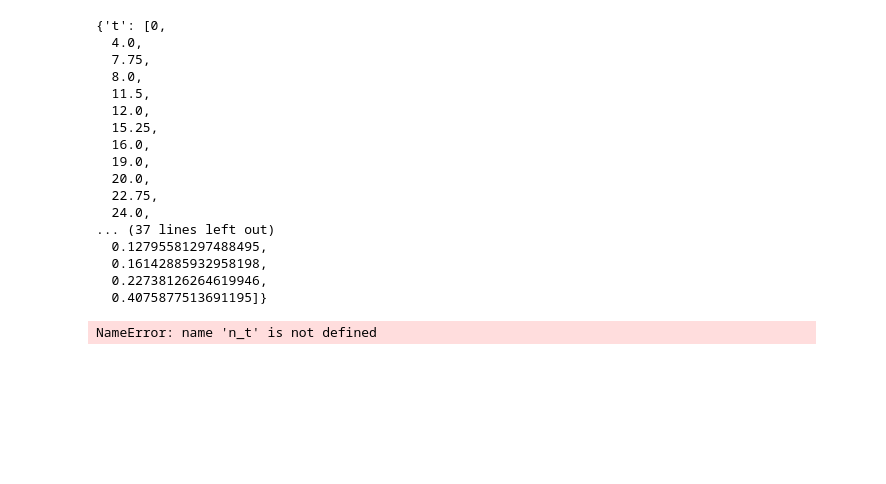
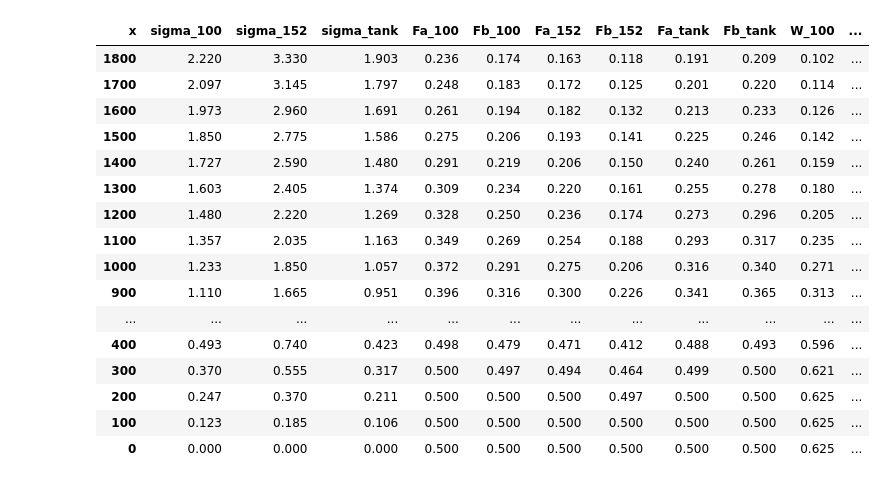
Before and after one commit to LaArkadiy/Sistemotechnika, a Jupyter notebook: DZ.ipynb, the cells around one changed output. Cells and saved outputs as stored; diff of their text form; code cells hidden in the pictures; blank space fills up the shorter version.

```diff
--- a/DZ.ipynb
+++ b/DZ.ipynb
@@ -192,2 +131,44 @@ df_W
+# %%
+# Таблица W(P)
+x_df=np.linspace(x0,1e-9, round(x0/100) + 1) # Массив значений расстояний
+
+df = pd.DataFrame({
+    'sigma_100': [sau100.sigma(x) for x in x_df],
+    'sigma_152': [sau152.sigma(x) for x in x_df],
+    'sigma_tank': [tank.sigma(x) for x in x_df],
+    'Fa_100': [sau100.F_x(tank.a / 2 / sau100.sigma(x)) for x in x_df],
+    'Fb_100': [sau100.F_x(tank.b / 2 / sau100.sigma(x)) for x in x_df],
+    'Fa_152': [sau152.F_x(tank.a / 2 / sau152.sigma(x)) for x in x_df],
+    'Fb_152': [sau152.F_x(tank.b / 2 / sau152.sigma(x)) for x in x_df],
+    'Fa_tank': [tank.F_x(sau100.a / 2 / tank.sigma(x)) for x in x_df],
+    'Fb_tank': [tank.F_x(sau100.b / 2 / tank.sigma(x)) for x in x_df],
+    'W_100': [sau100.W(tank.a, tank.b, x) for x in x_df],
+    'W_152': [sau152.W(tank.a, tank.b, x) for x in x_df],
+    'W_tank': [tank.W(sau100.a, sau100.b, x) for x in x_df]
+}, index = x_df)
+df.columns.name = 'x'
+df.index = df.index.astype('int')
+for key, mod in zip(df.keys(),['{:,.3f}']*12):
+    df[key] = df[key].map(mod.format)
+
+display(df)
+# %% [output]
+| x | sigma_100 | sigma_152 | sigma_tank | Fa_100 | Fb_100 | Fa_152 | Fb_152 | Fa_tank | Fb_tank | W_100 | ... |
+| 1800 | 2.220 | 3.330 | 1.903 | 0.236 | 0.174 | 0.163 | 0.118 | 0.191 | 0.209 | 0.102 | ... |
+| 1700 | 2.097 | 3.145 | 1.797 | 0.248 | 0.183 | 0.172 | 0.125 | 0.201 | 0.220 | 0.114 | ... |
+| 1600 | 1.973 | 2.960 | 1.691 | 0.261 | 0.194 | 0.182 | 0.132 | 0.213 | 0.233 | 0.126 | ... |
+| 1500 | 1.850 | 2.775 | 1.586 | 0.275 | 0.206 | 0.193 | 0.141 | 0.225 | 0.246 | 0.142 | ... |
+| 1400 | 1.727 | 2.590 | 1.480 | 0.291 | 0.219 | 0.206 | 0.150 | 0.240 | 0.261 | 0.159 | ... |
+| 1300 | 1.603 | 2.405 | 1.374 | 0.309 | 0.234 | 0.220 | 0.161 | 0.255 | 0.278 | 0.180 | ... |
+| 1200 | 1.480 | 2.220 | 1.269 | 0.328 | 0.250 | 0.236 | 0.174 | 0.273 | 0.296 | 0.205 | ... |
+| 1100 | 1.357 | 2.035 | 1.163 | 0.349 | 0.269 | 0.254 | 0.188 | 0.293 | 0.317 | 0.235 | ... |
+| 1000 | 1.233 | 1.850 | 1.057 | 0.372 | 0.291 | 0.275 | 0.206 | 0.316 | 0.340 | 0.271 | ... |
+| 900 | 1.110 | 1.665 | 0.951 | 0.396 | 0.316 | 0.300 | 0.226 | 0.341 | 0.365 | 0.313 | ... |
+| ... | ... | ... | ... | ... | ... | ... | ... | ... | ... | ... | ... |
+| 400 | 0.493 | 0.740 | 0.423 | 0.498 | 0.479 | 0.471 | 0.412 | 0.488 | 0.493 | 0.596 | ... |
+| 300 | 0.370 | 0.555 | 0.317 | 0.500 | 0.497 | 0.494 | 0.464 | 0.499 | 0.500 | 0.621 | ... |
+| 200 | 0.247 | 0.370 | 0.211 | 0.500 | 0.500 | 0.500 | 0.497 | 0.500 | 0.500 | 0.625 | ... |
+| 100 | 0.123 | 0.185 | 0.106 | 0.500 | 0.500 | 0.500 | 0.500 | 0.500 | 0.500 | 0.625 | ... |
+| 0 | 0.000 | 0.000 | 0.000 | 0.500 | 0.500 | 0.500 | 0.500 | 0.500 | 0.500 | 0.625 | ... |
 # %%
 # # Дуэль Т и САУ с 100-мм ПТП
@@ -260,21 +260 @@ def duel(first_par : dict, sec_par : dict):
     }
-# %%
-duel({'a': a_t, 'b': b_t, 'E': ExX_100t, 'omega': omega_100t, 'n': n_100t, 'V': V_t}, {'a': a, 'b': b, 'E': ExX_100, 'omega': omega_100, 'n': n_100, 'V': 0})
-# %% [output]
-{'t': [0,
-  4.0,
-  7.75,
-  8.0,
-  11.5,
-  12.0,
-  15.25,
-  16.0,
-  19.0,
-  20.0,
-  22.75,
-  24.0,
-... (37 lines left out)
-  0.12795581297488495,
-  0.16142885932958198,
-  0.22738126264619946,
-  0.4075877513691195]}
@@ -339,8 +260,0 @@ duel({'a': a_t, 'b': b_t, 'E': ExX_100t, 'omega': omega_100t, 'n': n_100t, 'V':
-# %%
-# Дуэль танка и САУ с 100 мм ПТП
-
-flag = 0
-i = 0
-N_tank_i = n_t
-# %% [output]
-NameError: name 'n_t' is not defined
```
Also changed, not shown: parts of 13 cells of this notebook.
